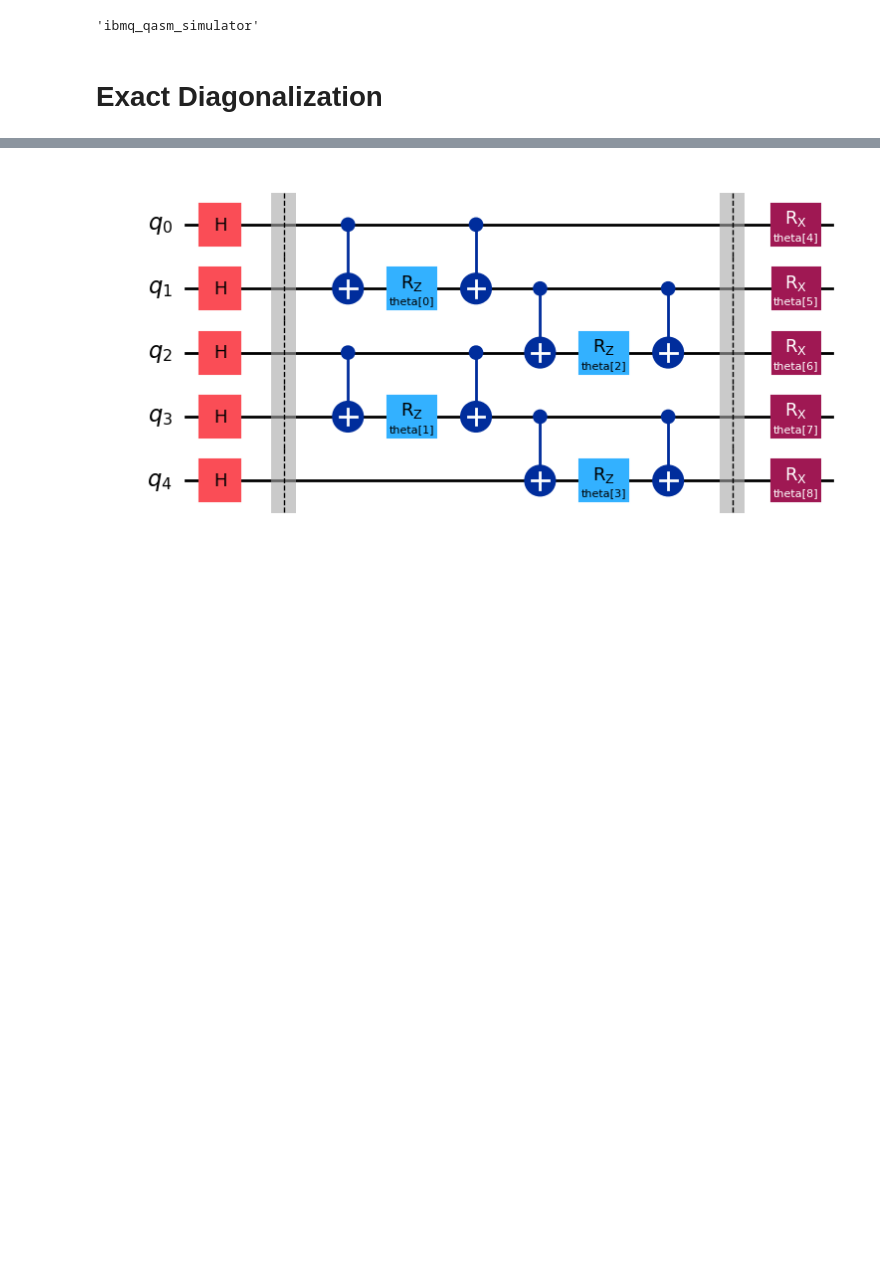
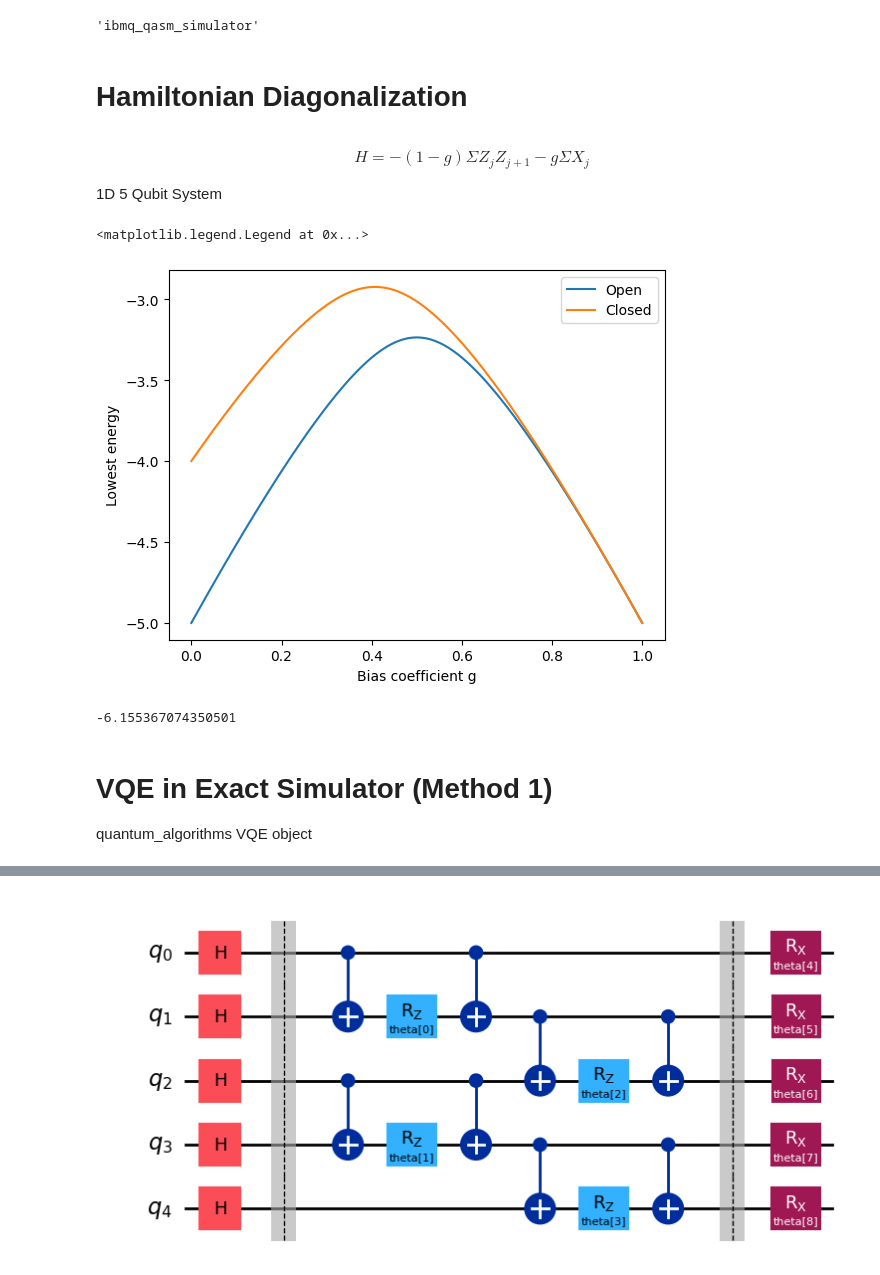
Before and after one commit to BrainConnection/Quantum_Algorithm, a Jupyter notebook: 1. TFIM VQE.ipynb, the cells around one changed output, grey strips where cells are left out. Drawn from its saved outputs; the diff is of its cells as text; code cells hidden in the pictures; blank space fills up the shorter version.

```diff
--- a/1. TFIM VQE.ipynb
+++ b/1. TFIM VQE.ipynb
@@ -43,4 +43,8 @@ backend.name
 # %% [output]
 'ibmq_qasm_simulator'
 # %% [markdown]
-# Exact Diagonalization
+# Hamiltonian Diagonalization
+# %% [markdown]
+$$ H = -(1-g) Σ Z_j Z_{j+1} -g Σ X_j  $$
+
+1D 5 Qubit System
@@ -47,3 +55,74 @@ backend.name
+# %%
+def exact_eigen_energy_open(g):
+  interation = -(1-g)
+  bias = -g
+
+  coeff_list = [interation for _ in range(5)] + [bias for _ in range(5)]
+  operator_list = ["ZZIII", "IZZII", "IIZZI", "IIIZZ", "ZIIIZ", "XIIII", "IXIII", "IIXII", "IIIXI", "IIIIX"]
+  hamiltonian_list = []
+  for i in range(10):
+    hamiltonian_list.append((operator_list[i], coeff_list[i]))
+  hamiltonian = SparsePauliOp.from_list(hamiltonian_list)
+  hamiltonian_matrix = hamiltonian.to_matrix()
+
+  eigenvalue, eigenvector = np.linalg.eig(hamiltonian_matrix)
+
+  lowest_energy = np.min(eigenvalue)
+  return np.real(lowest_energy)
+# %%
+def exact_eigen_energy_closed(g):
+  interation = -(1-g)
+  bias = -g
+
+  coeff_list = [interation for _ in range(4)] + [bias for _ in range(5)]
+  operator_list = ["ZZIII", "IZZII", "IIZZI", "IIIZZ", "XIIII", "IXIII", "IIXII", "IIIXI", "IIIIX"]
+  hamiltonian_list = []
+  for i in range(9):
+    hamiltonian_list.append((operator_list[i], coeff_list[i]))
+  hamiltonian = SparsePauliOp.from_list(hamiltonian_list)
+  hamiltonian_matrix = hamiltonian.to_matrix()
+
+  eigenvalue, eigenvector = np.linalg.eig(hamiltonian_matrix)
+
+  lowest_energy = np.min(eigenvalue)
+  return np.real(lowest_energy)
+# %%
+g_list = np.array([0.0001*g for g in range(10001)])
+open_energy_list = np.array([exact_eigen_energy_open(0.0001*g) for g in range(10001)])
+closed_energy_list = np.array([exact_eigen_energy_closed(0.0001*g) for g in range(10001)])
+
+plt.figure()
+plt.plot(g_list, open_energy_list, label="Open")
+plt.plot(g_list, closed_energy_list, label="Closed")
+plt.xlabel("Bias coefficient g")
+plt.ylabel("Lowest energy")
+plt.legend()
+# %% [output]
+<matplotlib.legend.Legend at 0x...>
+[figure, added]
+# %%
+interation = 1
+bias = -1
+
+coeff_list = [interation for _ in range(5)] + [bias for _ in range(5)]
+operator_list = ["ZZIII", "IZZII", "IIZZI", "IIIZZ", "ZIIIZ", "XIIII", "IXIII", "IIXII", "IIIXI", "IIIIX"]
+hamiltonian_list = []
+for i in range(10):
+  hamiltonian_list.append((operator_list[i], coeff_list[i]))
+hamiltonian = SparsePauliOp.from_list(hamiltonian_list)
+hamiltonian_matrix = hamiltonian.to_matrix()
+
+eigenvalue, eigenvector = np.linalg.eig(hamiltonian_matrix)
+
+lowest_energy = np.min(eigenvalue)
+
+np.real(lowest_energy)
+# %% [output]
+-6.155367074350501
+# %% [markdown]
+# VQE in Exact Simulator (Method 1)
+
+quantum_algorithms VQE object
 # %%
 from qiskit.circuit import QuantumCircuit, QuantumRegister, Parameter
 from qiskit.quantum_info import SparsePauliOp
```
Also changed, not shown: parts of 66 cells of this notebook.
